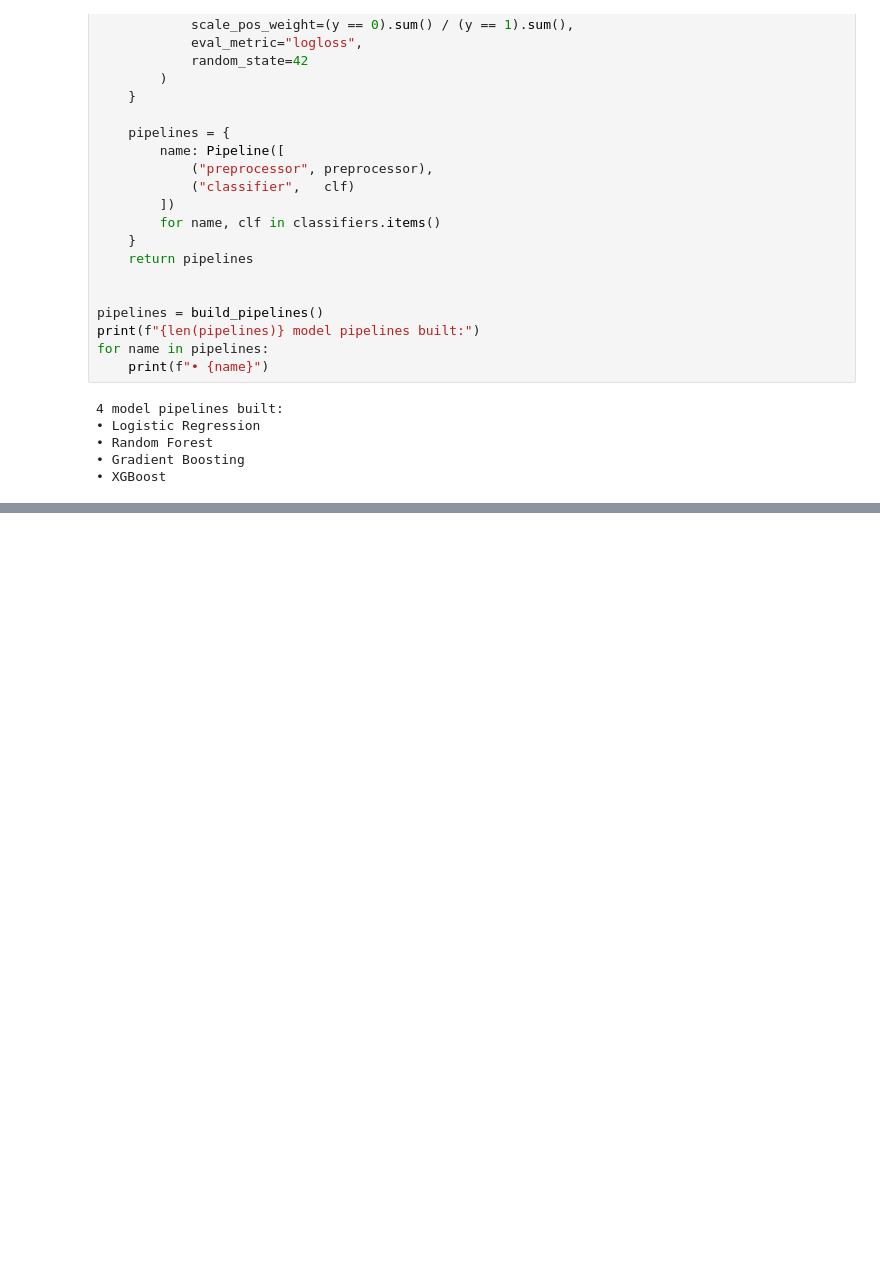
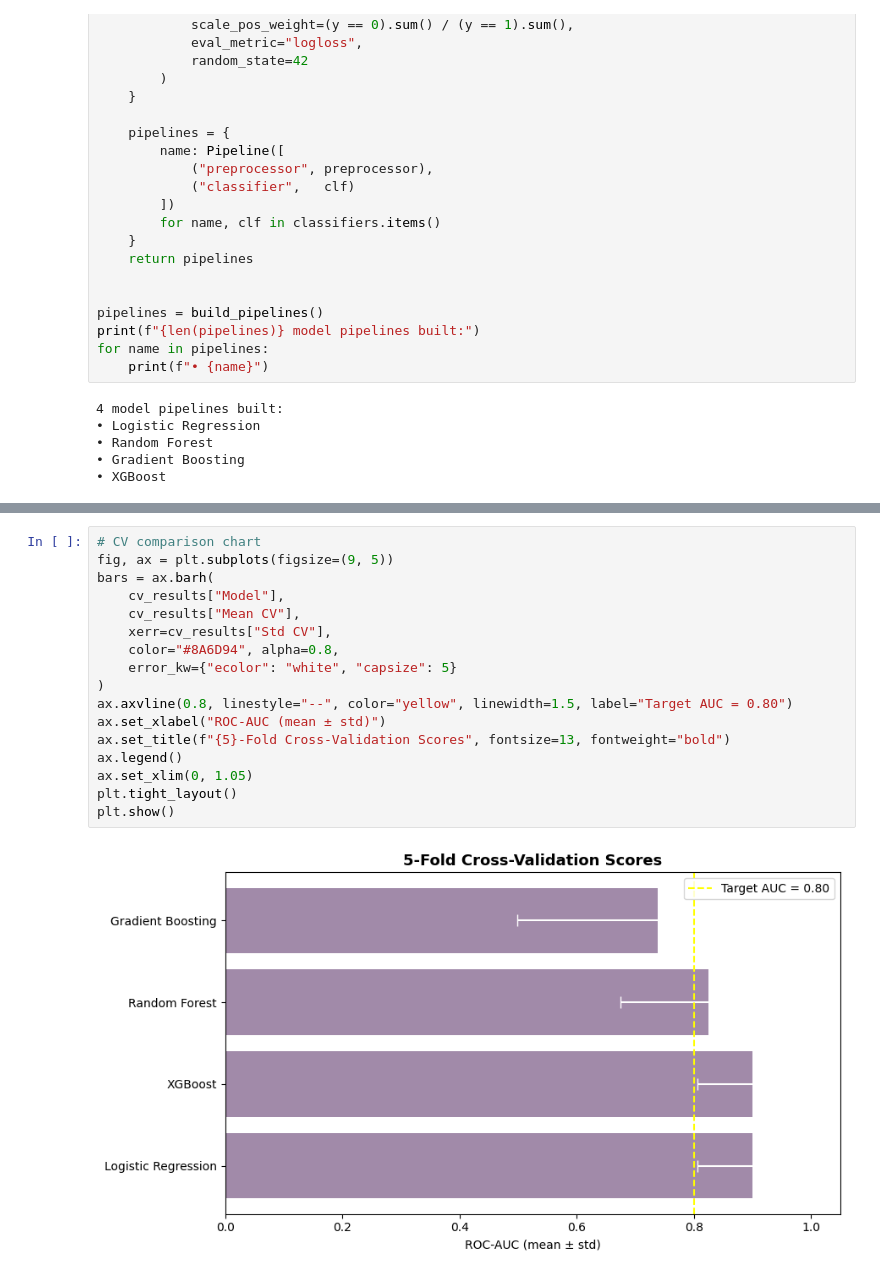
Before and after one commit to Kabutie/F1-Miami, a Jupyter notebook: index.ipynb, the cells around one changed output, grey strips where cells are left out. Drawn from its saved outputs; the diff is of its cells as text; blank space fills up the shorter version.

```diff
--- a/index.ipynb
+++ b/index.ipynb
@@ -569,0 +670,19 @@ Parameters: { "use_label_encoder" } are not used.
+# %%
+# CV comparison chart
+fig, ax = plt.subplots(figsize=(9, 5))
+bars = ax.barh(
+    cv_results["Model"],
+    cv_results["Mean CV"],
+    xerr=cv_results["Std CV"],
+    color="#8A6D94", alpha=0.8,
+    error_kw={"ecolor": "white", "capsize": 5}
+)
+ax.axvline(0.8, linestyle="--", color="yellow", linewidth=1.5, label="Target AUC = 0.80")
+ax.set_xlabel("ROC-AUC (mean ± std)")
+ax.set_title(f"{5}-Fold Cross-Validation Scores", fontsize=13, fontweight="bold")
+ax.legend()
+ax.set_xlim(0, 1.05)
+plt.tight_layout()
+plt.show()
+# %% [output]
+[figure, added]
```
Also changed, not shown: parts of 18 cells of this notebook.
